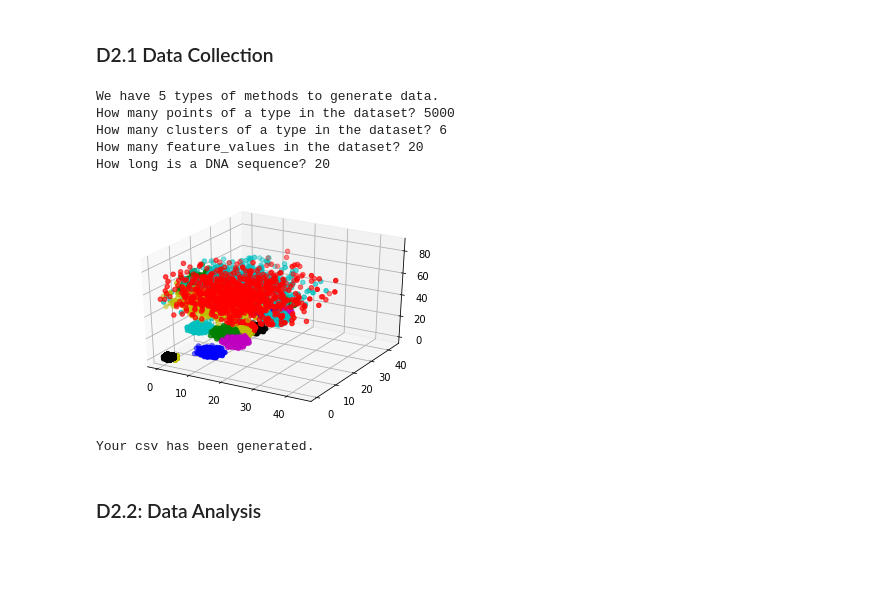
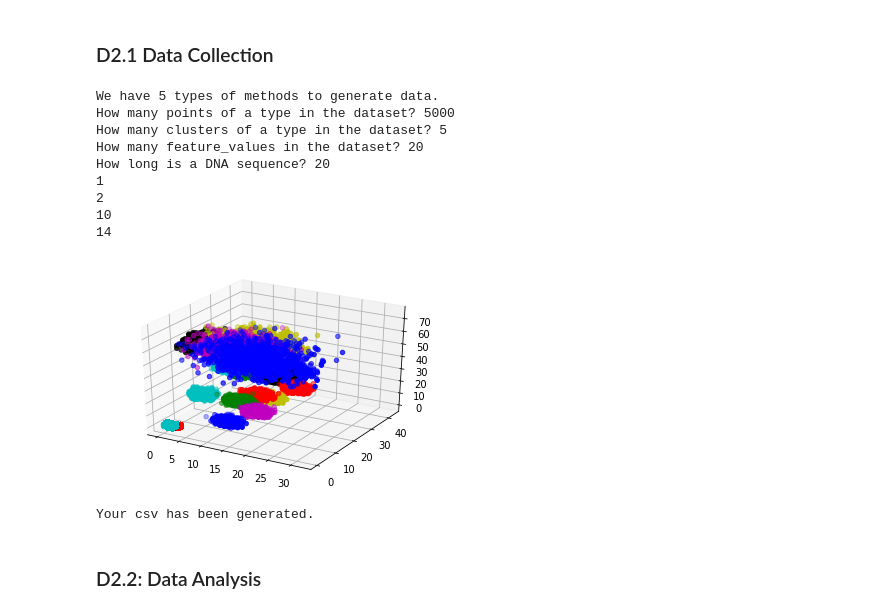
Before and after one commit to Swapnendu-ai/MachineLearningProject, a Jupyter notebook: DataPreparation.ipynb, the cells around one changed output. Drawn from its saved outputs; the diff is of its cells as text; code cells hidden in the pictures; blank space fills up the shorter version.

Commit message:
Recreated the data sets

```diff
--- a/DataPreparation.ipynb
+++ b/DataPreparation.ipynb
@@ -185,54 +185,62 @@ def create(filename="test.csv"):
     featureLinear, targetLinear = make_linear_clusters(data)
     push_choice = random.randint(0,featureLinear.shape[1]-1)
     print(push_choice)
-    featureLinear[:,choice] +=  centerOffset
+    featureLinear[:,push_choice] +=  centerOffset
     targetLinear = targetLinear + np.max(targetBlob) + 1
 
     featureNoisy, targetNoisy = make_noisy_clusters(data)
     push_choice = random.randint(0,featureLinear.shape[1]-1)
     print(push_choice)
-    featureNoisy[:,random.randint(0,featureNoisy.shape[1]-1)] +=  2*centerOffset
+    featureNoisy[:,push_choice] +=  2*centerOffset
     targetNoisy = targetNoisy + np.max(targetLinear) + 1
 
     featureMoon, targetMoon = make_moon_clusters(data)
-    featureMoon[:,random.randint(0,featureMoon.shape[1]-1)] +=  4*centerOffset
+    push_choice = random.randint(0,featureLinear.shape[1]-1)
+    print(push_choice)
+    featureMoon[:,push_choice] +=  4*centerOffset
     targetMoon = targetMoon + np.max(targetNoisy) + 1
 
     featureCircle, targetCircle = make_circle_clusters(data)
-    featureCircle[:,random.randint(0,featureCircle.shape[1]-1)] += 5*centerOffset
+    push_choice = random.randint(0,featureLinear.shape[1]-1)
+    print(push_choice)
+    featureCircle[:,push_choice] += 5*centerOffset
     targetCircle = targetCircle + np.max(targetMoon) + 1
 
     features = np.concatenate(
         (featureBlob, featureLinear, featureNoisy,featureMoon,featureCircle))
     target = np.concatenate(
         (targetBlob, targetLinear, targetNoisy,targetMoon,targetCircle))
 
 
 
     fig = plt.figure()
     ax = fig.add_subplot(111, projection='3d')
     colorMap = "bgrcmyk"*np.max(target)
     for i in range(np.max(target)):
         feature = features[target == i]
         ax.scatter(feature[:, 0], feature[:, 1],feature[:, 2], color=colorMap[i])
     plt.show()
 
 
     df = pd.DataFrame(features, columns=["x{}".format(i) for i in range(data["length"])])
     df_nan = df.mask(np.random.random(df.shape) < .05)
     df_nan["target"] = target
     df_nan.to_csv(filename,index=False)
 
-create("finalDataSet.csv")
+# create("finalDataSet.csv")
 # create()
 print("Your csv has been generated.")
 # %% [output]
 We have 5 types of methods to generate data.
 How many points of a type in the dataset? 5000
-How many clusters of a type in the dataset? 6
+How many clusters of a type in the dataset? 5
 How many feature_values in the dataset? 20
 How long is a DNA sequence? 20
+1
+2
+10
+14
-[figure, old version]
+[figure, new version]
 Your csv has been generated.
 # %% [markdown]
 ### D2.2: Data Analysis
```
Also changed, not shown: parts of 24 cells of this notebook, 5 other files.
